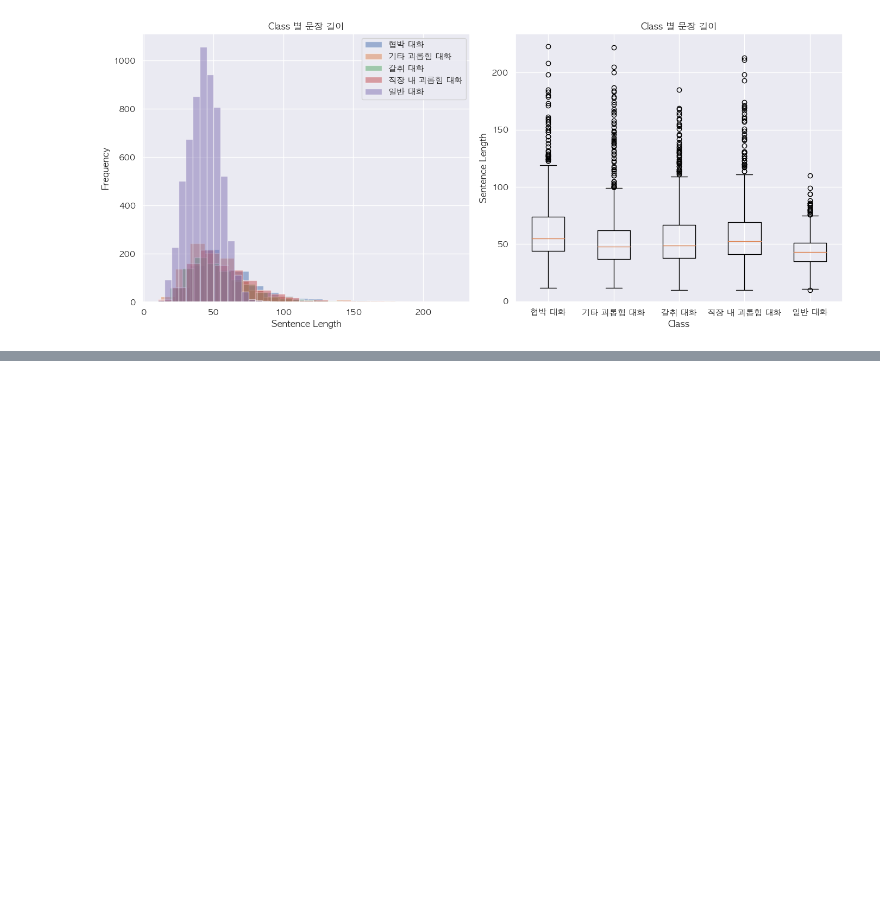
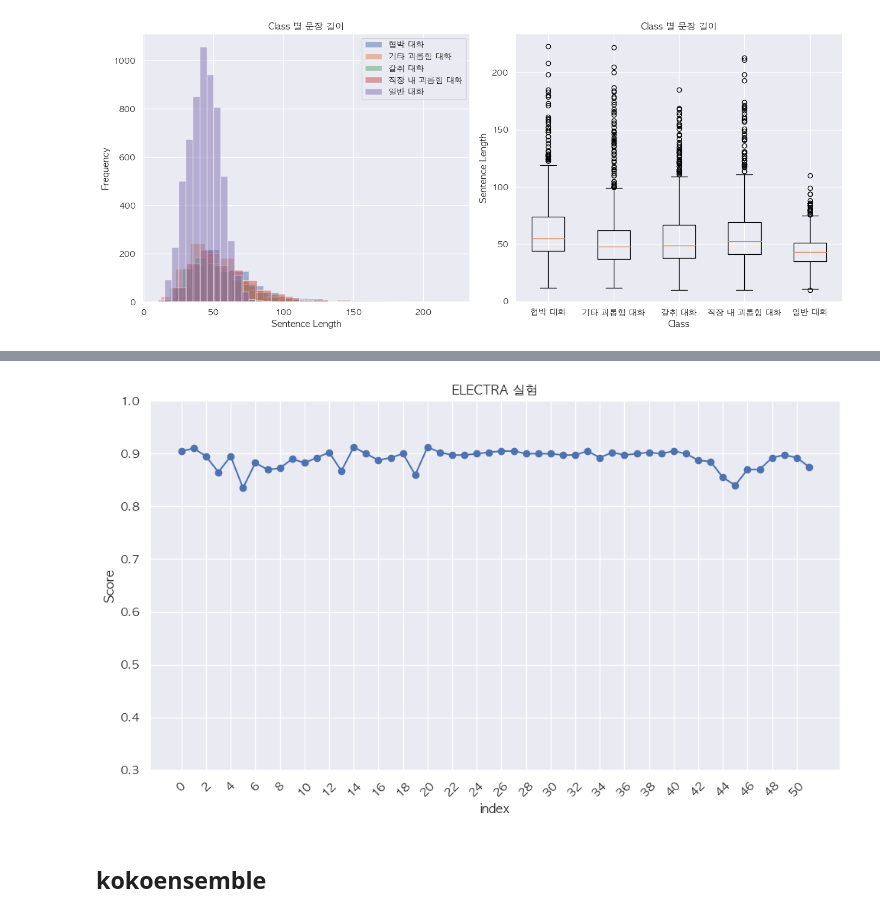
Before and after one commit to HwngInJn/AIFFEL-DLthon, a Jupyter notebook: Moon/AboutData.ipynb, the cells around one changed output, grey strips where cells are left out. Cells and saved outputs as stored; diff of their text form; code cells hidden in the pictures; blank space fills up the shorter version.

```diff
--- a/Moon/AboutData.ipynb
+++ b/Moon/AboutData.ipynb
@@ -318,0 +563,40 @@ plt.show()
+# %%
+import pandas as pd
+import matplotlib.pyplot as plt
+import seaborn as sns
+
+plt.rcParams['font.family'] = 'AppleGothic'
+sns.set(font="AppleGothic")
+
+
+import pandas as pd
+
+# DataFrame에 인덱스를 부여합니다.
+df_koelectra.index.name = 'Index'
+
+
+plt.figure(figsize=(10, 6))  # 그래프 크기 설정
+
+# 각 행을 따라 점을 찍고 선으로 연결
+plt.plot(df_koelectra.index, df_koelectra['Score'], marker='o', linestyle='-')
+
+
+# 그래프 제목과 라벨 설정
+plt.xlabel('index')
+plt.ylabel('Score')
+plt.title('ELECTRA 실험')
+
+# x 축 눈금 설정
+xticks_positions = df_koelectra.index[::2]  # 눈금 위치를 2 단위로 조절
+plt.xticks(xticks_positions, rotation=45)  # 라벨을 Model로 설정하고 45도 회전
+
+plt.ylim(0.3, 1)
+
+# 그래프 표시
+plt.grid(True)  # 격자 표시
+plt.tight_layout()  # 그래프 잘라내지 않도록 자동 조정
+plt.show()
+# %% [output]
+[figure, added]
+# %% [markdown]
+## kokoensemble
```
Also changed, not shown: parts of 25 cells of this notebook, 2 other files.
